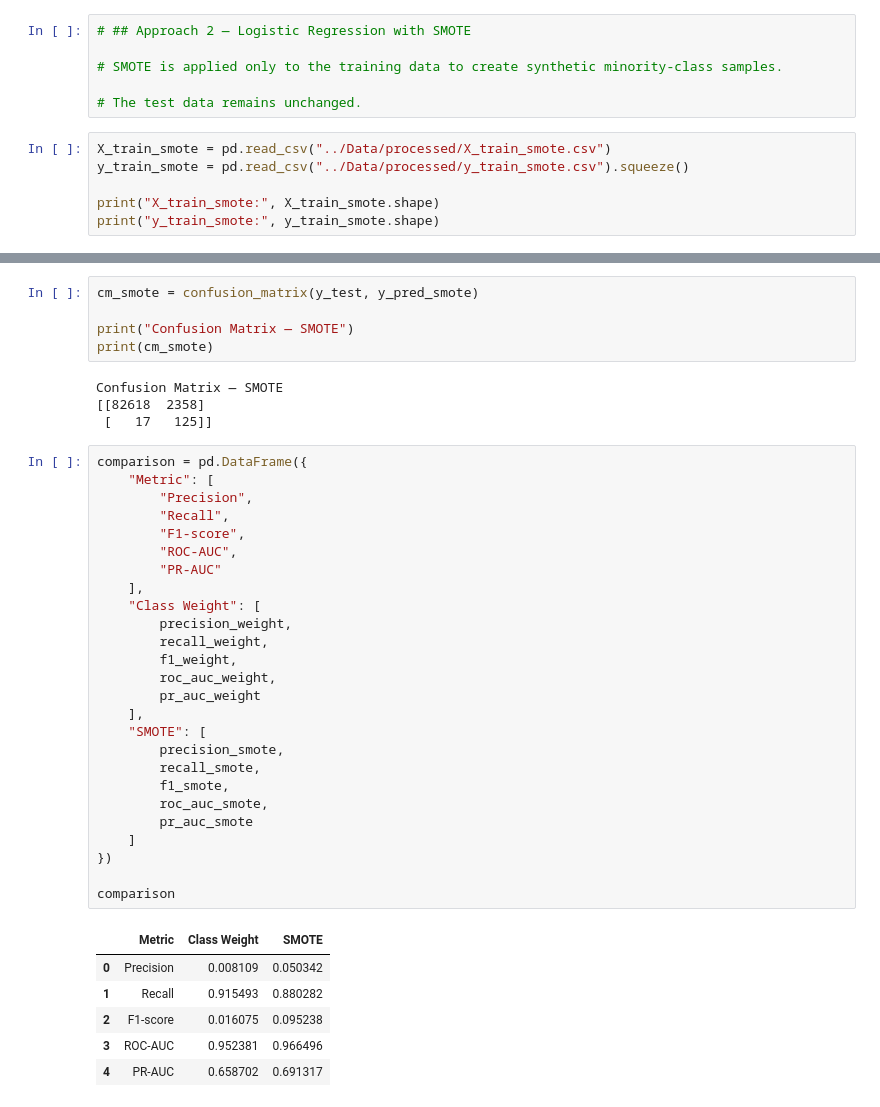
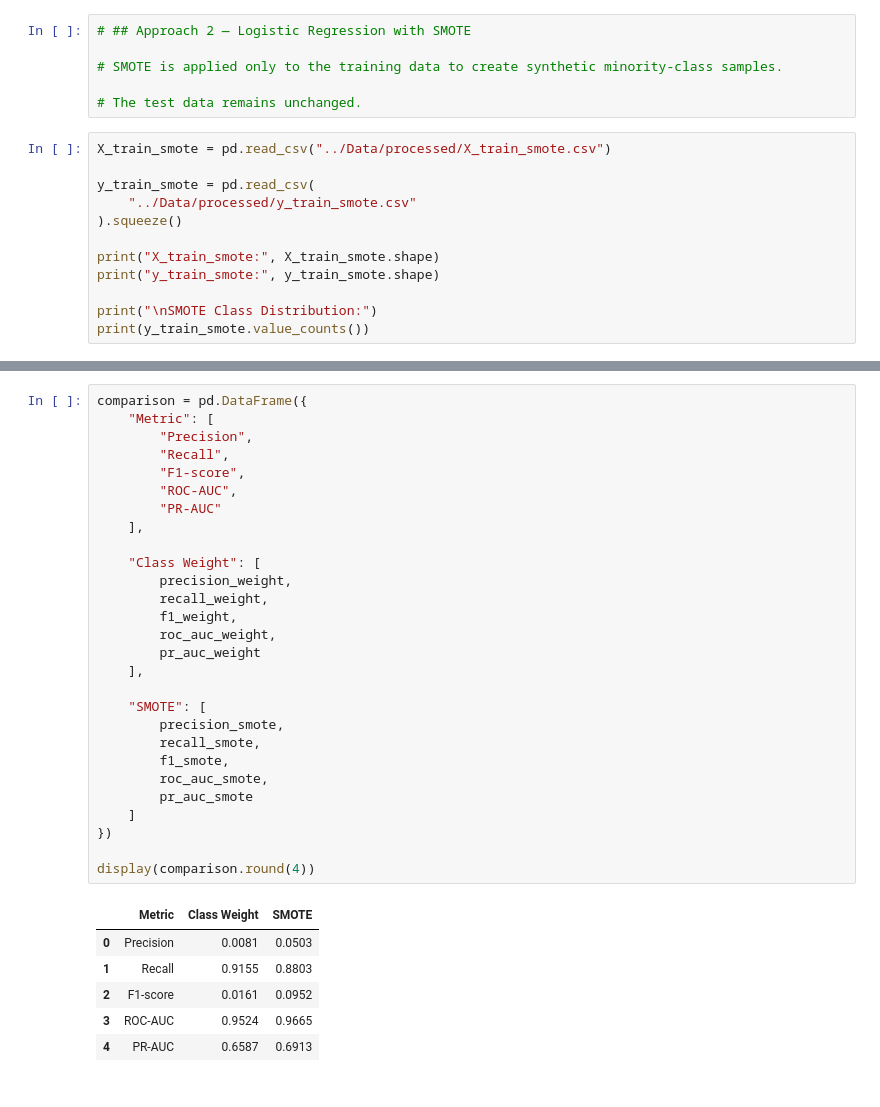
Before and after one commit to bhaviktalwar/Credit_Card_Fraud_Detection, a Jupyter notebook: Models/03_Logistic_Regression.ipynb, the cells around one changed output, grey strips where cells are left out. Drawn from its saved outputs; the diff is of its cells as text.

```diff
--- a/Models/03_Logistic_Regression.ipynb
+++ b/Models/03_Logistic_Regression.ipynb
@@ -139,10 +146,16 @@ Confusion Matrix — Class Weight
 # The test data remains unchanged.
 # %%
 X_train_smote = pd.read_csv("../Data/processed/X_train_smote.csv")
-y_train_smote = pd.read_csv("../Data/processed/y_train_smote.csv").squeeze()
+
+y_train_smote = pd.read_csv(
+    "../Data/processed/y_train_smote.csv"
+).squeeze()
 
 print("X_train_smote:", X_train_smote.shape)
 print("y_train_smote:", y_train_smote.shape)
+
+print("\nSMOTE Class Distribution:")
+print(y_train_smote.value_counts())
 # %% [output]
 X_train_smote: (396554, 30)
 y_train_smote: (396554,)
@@ -202,42 +232,35 @@ PR-AUC: 0.6913
-# %%
-cm_smote = confusion_matrix(y_test, y_pred_smote)
-
-print("Confusion Matrix — SMOTE")
-print(cm_smote)
-# %% [output]
-Confusion Matrix — SMOTE
-[[82618  2358]
- [   17   125]]
 # %%
 comparison = pd.DataFrame({
     "Metric": [
         "Precision",
         "Recall",
         "F1-score",
         "ROC-AUC",
         "PR-AUC"
     ],
+
     "Class Weight": [
         precision_weight,
         recall_weight,
         f1_weight,
         roc_auc_weight,
         pr_auc_weight
     ],
+
     "SMOTE": [
         precision_smote,
         recall_smote,
         f1_smote,
         roc_auc_smote,
         pr_auc_smote
     ]
 })
 
-comparison
+display(comparison.round(4))
 # %% [output]
 |  | Metric | Class Weight | SMOTE |
-| 0 | Precision | 0.008109 | 0.050342 |
-| 1 | Recall | 0.915493 | 0.880282 |
-| 2 | F1-score | 0.016075 | 0.095238 |
-| 3 | ROC-AUC | 0.952381 | 0.966496 |
-| 4 | PR-AUC | 0.658702 | 0.691317 |
+| 0 | Precision | 0.0081 | 0.0503 |
+| 1 | Recall | 0.9155 | 0.8803 |
+| 2 | F1-score | 0.0161 | 0.0952 |
+| 3 | ROC-AUC | 0.9524 | 0.9665 |
+| 4 | PR-AUC | 0.6587 | 0.6913 |
```
Also changed, not shown: parts of 14 cells of this notebook, 2 other files.
